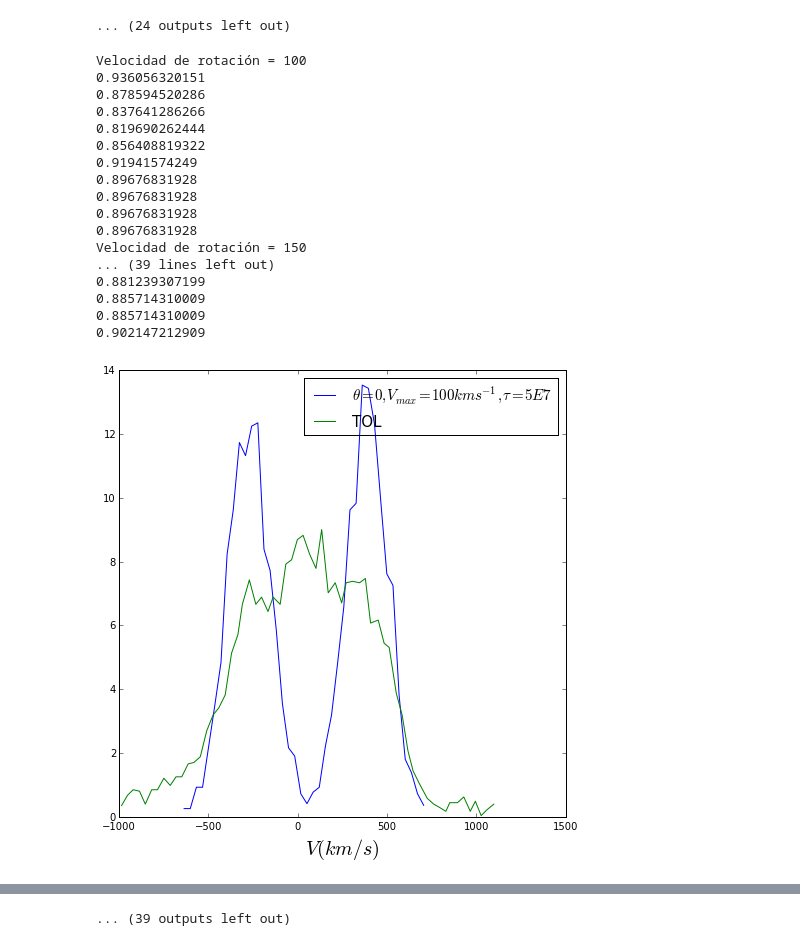
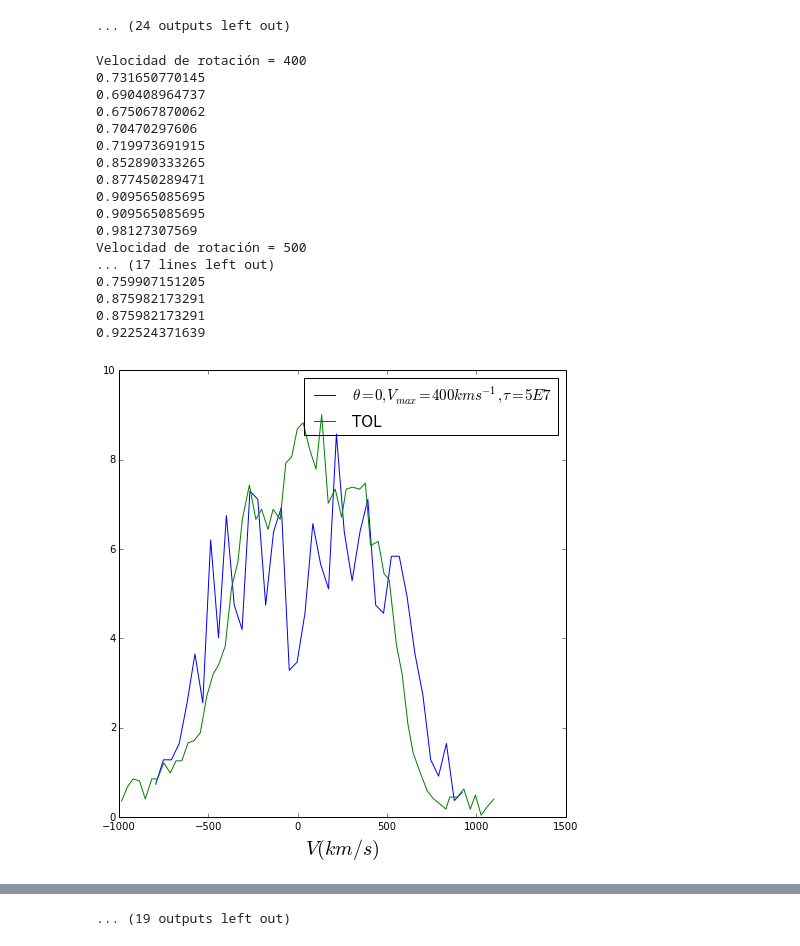
Before and after one commit to astroandes/tololo-lya-fit, a Jupyter notebook: code/CLARA_profiles.ipynb, the cells around one changed output, grey strips where cells are left out. Drawn from its saved outputs; the diff is of its cells as text; code cells hidden in the pictures.

```diff
--- a/code/CLARA_profiles.ipynb
+++ b/code/CLARA_profiles.ipynb
@@ -68,7 +68,7 @@ for v in v_list:
 [figure]
 ... (24 outputs left out)
 # %%
-def plot_comparison2(v_max=300, view_angle=0):
+def plot_comparison2(v_max=400, view_angle=0):
     v_max=v_max
     view_angle = view_angle
     filename_in="../data/CLARA/Sphere_V%d_T5E7_out.dat"%(v_max)
@@ -93,28 +93,28 @@ def plot_comparison2(v_max=300, view_angle=0):
     #close()
     return
 # %%
-v_list = [100, 150, 200, 250, 300]
+v_list = [400, 500, 600]
 angle_list = [0,10,20,30,40, 50, 60, 70, 80, 90]
 for v in v_list:
     print "Velocidad de rotación =", v
     for a in angle_list:
         plot_comparison2(v_max=v, view_angle=a)
 # %% [output]
-Velocidad de rotación = 100
-0.936056320151
-0.878594520286
-0.837641286266
-0.819690262444
-0.856408819322
-0.91941574249
-0.89676831928
-0.89676831928
-0.89676831928
-0.89676831928
-Velocidad de rotación = 150
-... (39 lines left out)
-0.881239307199
-0.885714310009
-0.885714310009
-0.902147212909
+Velocidad de rotación = 400
+0.731650770145
+0.690408964737
+0.675067870062
+0.70470297606
+0.719973691915
+0.852890333265
+0.877450289471
+0.909565085695
+0.909565085695
+0.98127307569
+Velocidad de rotación = 500
+... (17 lines left out)
+0.759907151205
+0.875982173291
+0.875982173291
+0.922524371639
-[figure, old version]
+[figure, new version]
@@ -131 +131 @@ Velocidad de rotación = 150
-... (39 outputs left out)
+... (19 outputs left out)
```
Also changed, not shown: parts of 3 cells of this notebook.
